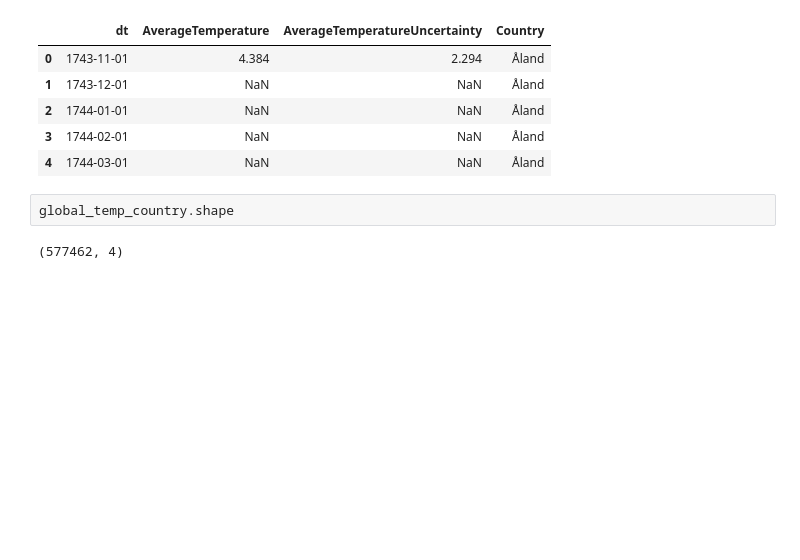
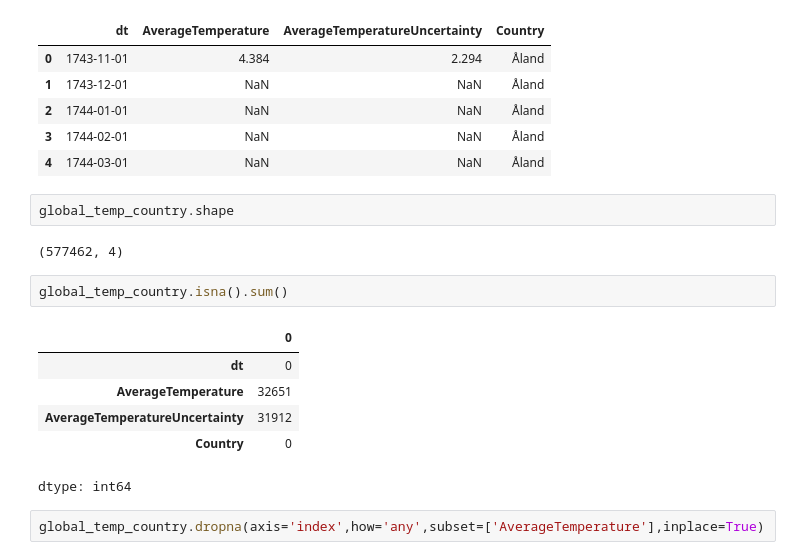
Before and after one commit to Meowmixforme/Geopandas-Test, a Jupyter notebook: Global_Warming.ipynb, the cells around one changed output. Cells and saved outputs as stored; diff of their text form; blank space fills up the shorter version.

```diff
--- a/Global_Warming.ipynb
+++ b/Global_Warming.ipynb
@@ -25,3 +27,14 @@ global_temp_country.head()
 global_temp_country.shape
 # %% [output]
 (577462, 4)
+# %%
+global_temp_country.isna().sum()
+# %% [output]
+|  | 0 |
+| dt | 0 |
+| AverageTemperature | 32651 |
+| AverageTemperatureUncertainty | 31912 |
+| Country | 0 |
+dtype: int64
+# %%
+global_temp_country.dropna(axis='index',how='any',subset=['AverageTemperature'],inplace=True)
```
Also changed, not shown: parts of 8 cells of this notebook.
